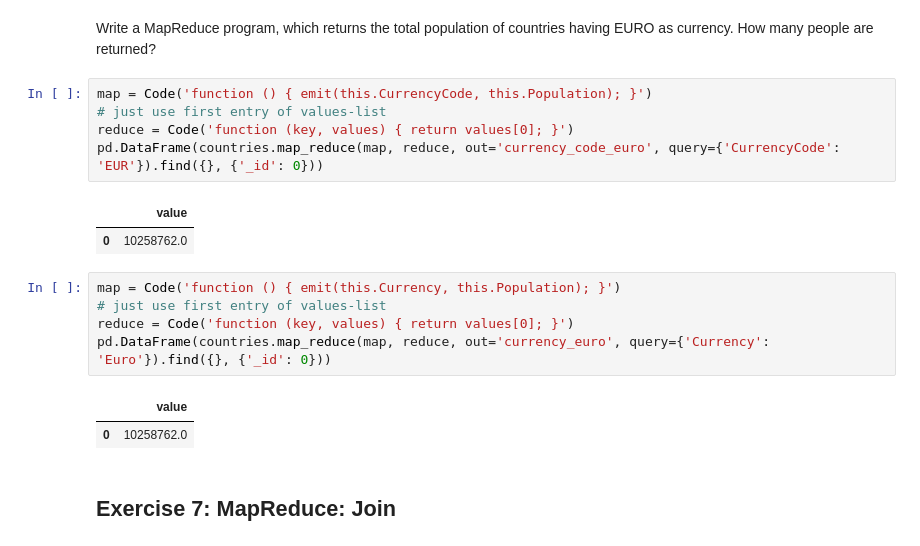
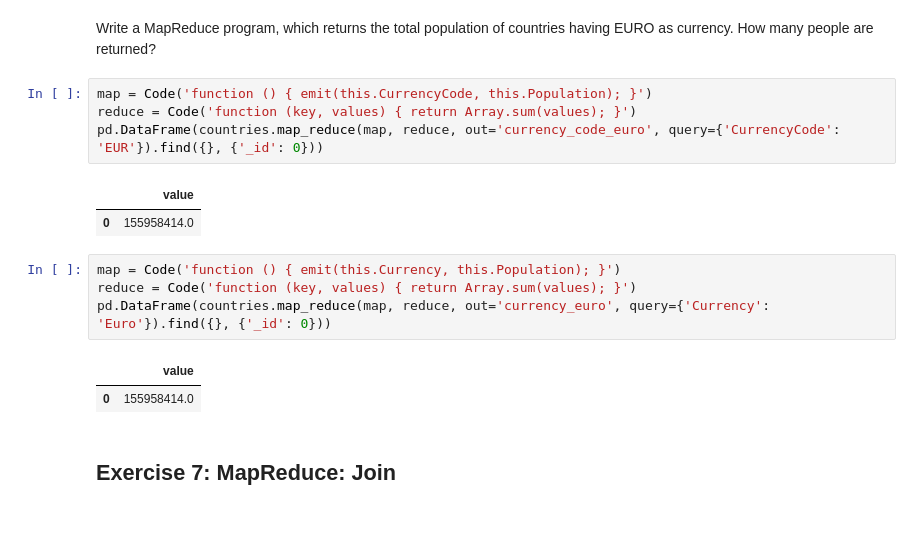
Before and after one commit to Steve2608/Big-Data-Management-and-Processing, a Jupyter notebook: Big Data Management and Processing - UE1.ipynb, the cells around one changed output. Drawn from its saved outputs; the diff is of its cells as text.

Commit message:
Summing arrays instead of using only the first index

```diff
--- a/Big Data Management and Processing - UE1.ipynb
+++ b/Big Data Management and Processing - UE1.ipynb
@@ -230,20 +230,18 @@ pd.DataFrame(cities.map_reduce(map, reduce, out='city_names_no_duplicates', quer
 Write a MapReduce program, which returns the total population of countries having EURO as currency. How many people are returned?
 # %%
 map = Code('function () { emit(this.CurrencyCode, this.Population); }')
-# just use first entry of values-list
-reduce = Code('function (key, values) { return values[0]; }')
+reduce = Code('function (key, values) { return Array.sum(values); }')
 pd.DataFrame(countries.map_reduce(map, reduce, out='currency_code_euro', query={'CurrencyCode': 'EUR'}).find({}, {'_id': 0}))
 # %% [output]
 |  | value |
-| 0 | 10258762.0 |
+| 0 | 155958414.0 |
 # %%
 map = Code('function () { emit(this.Currency, this.Population); }')
-# just use first entry of values-list
-reduce = Code('function (key, values) { return values[0]; }')
+reduce = Code('function (key, values) { return Array.sum(values); }')
 pd.DataFrame(countries.map_reduce(map, reduce, out='currency_euro', query={'Currency': 'Euro'}).find({}, {'_id': 0}))
 # %% [output]
 |  | value |
-| 0 | 10258762.0 |
+| 0 | 155958414.0 |
 # %% [markdown]
 ## Exercise 7: MapReduce: Join
 # %% [markdown]
```
Also changed, not shown: 3 other files.
